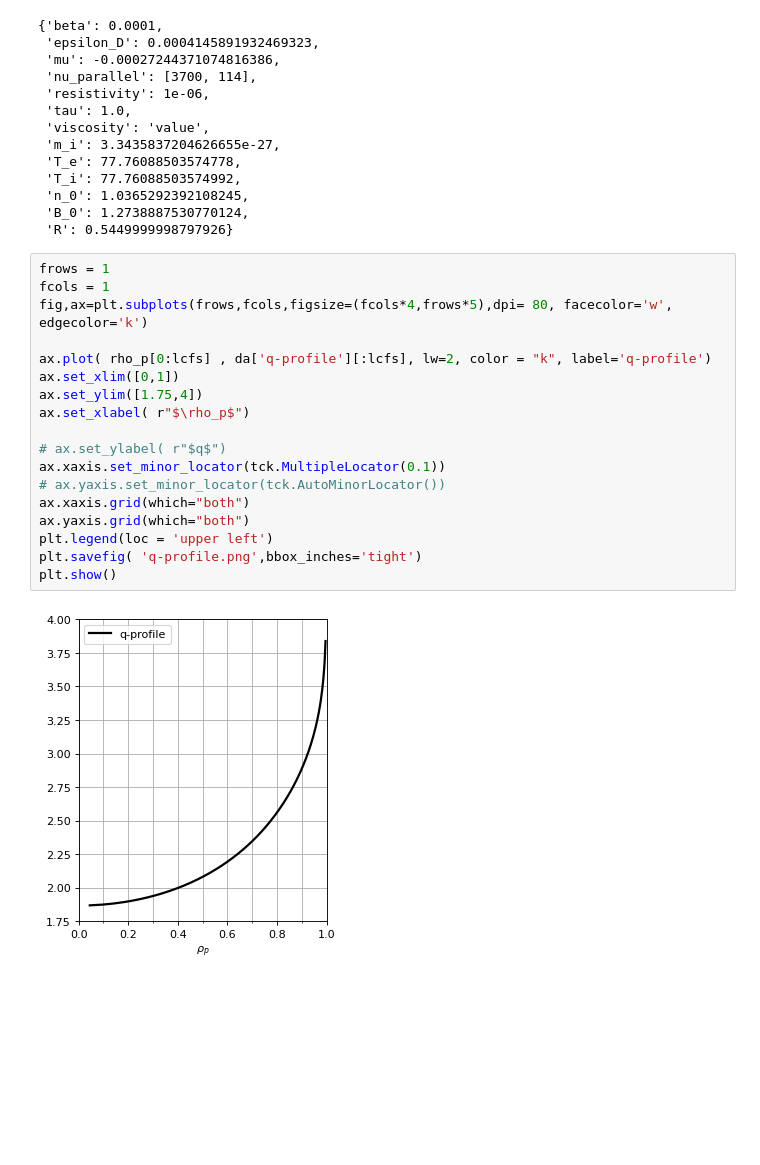
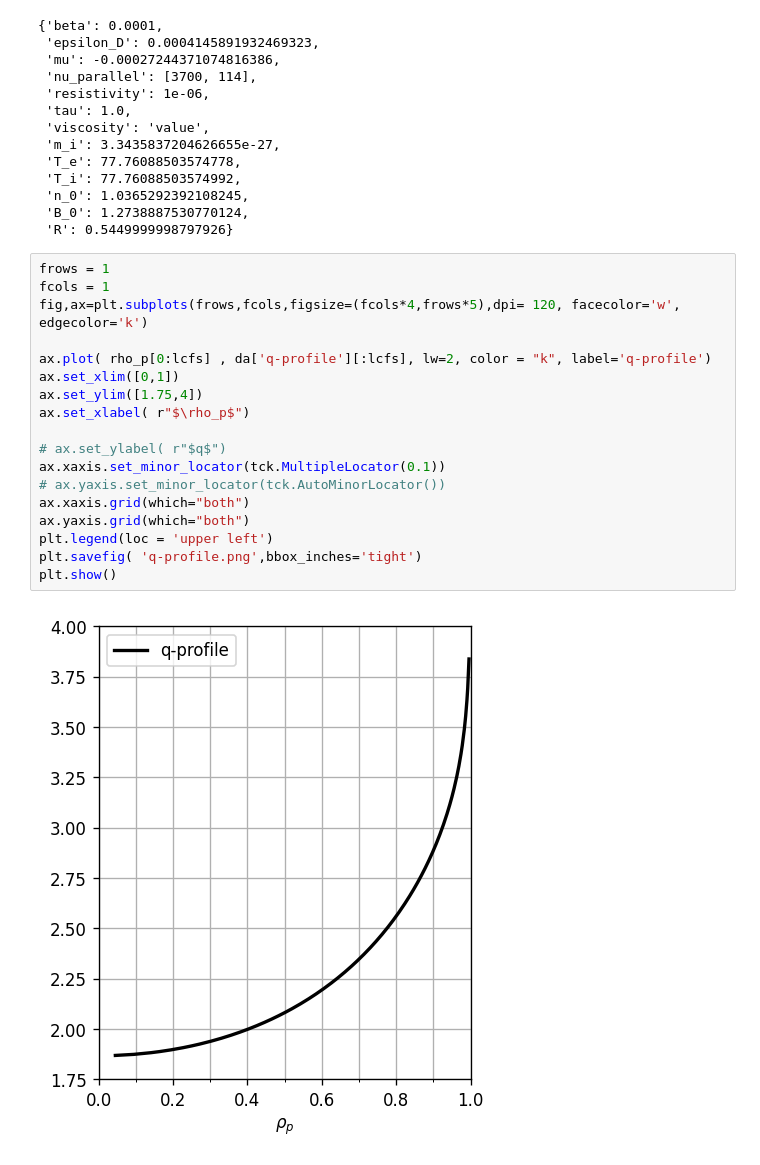
Before and after one commit to mwiesenberger/data-analysis-3d, a Jupyter notebook: MagneticField.ipynb, the cells around one changed output. Cells and saved outputs as stored; diff of their text form; blank space fills up the shorter version.

```diff
--- a/MagneticField.ipynb
+++ b/MagneticField.ipynb
@@ -55,23 +55,23 @@ rho_s is  0.001000000000109118
 # %%
 frows = 1
 fcols = 1
-fig,ax=plt.subplots(frows,fcols,figsize=(fcols*4,frows*5),dpi= 80, facecolor='w', edgecolor='k')
+fig,ax=plt.subplots(frows,fcols,figsize=(fcols*4,frows*5),dpi= 120, facecolor='w', edgecolor='k')
 
 ax.plot( rho_p[0:lcfs] , da['q-profile'][:lcfs], lw=2, color = "k", label='q-profile')
 ax.set_xlim([0,1])
 ax.set_ylim([1.75,4])
 ax.set_xlabel( r"$\rho_p$")
 
 # ax.set_ylabel( r"$q$")
 ax.xaxis.set_minor_locator(tck.MultipleLocator(0.1))
 # ax.yaxis.set_minor_locator(tck.AutoMinorLocator())
 ax.xaxis.grid(which="both")
 ax.yaxis.grid(which="both")
 plt.legend(loc = 'upper left')
 plt.savefig( 'q-profile.png',bbox_inches='tight')
 plt.show()
 # %% [output]
-[figure, old version]
+[figure, new version]
 # %%
 x = dd["x"][:]
 y = dd["y"][:]
```
Also changed, not shown: parts of 2 cells of this notebook.
